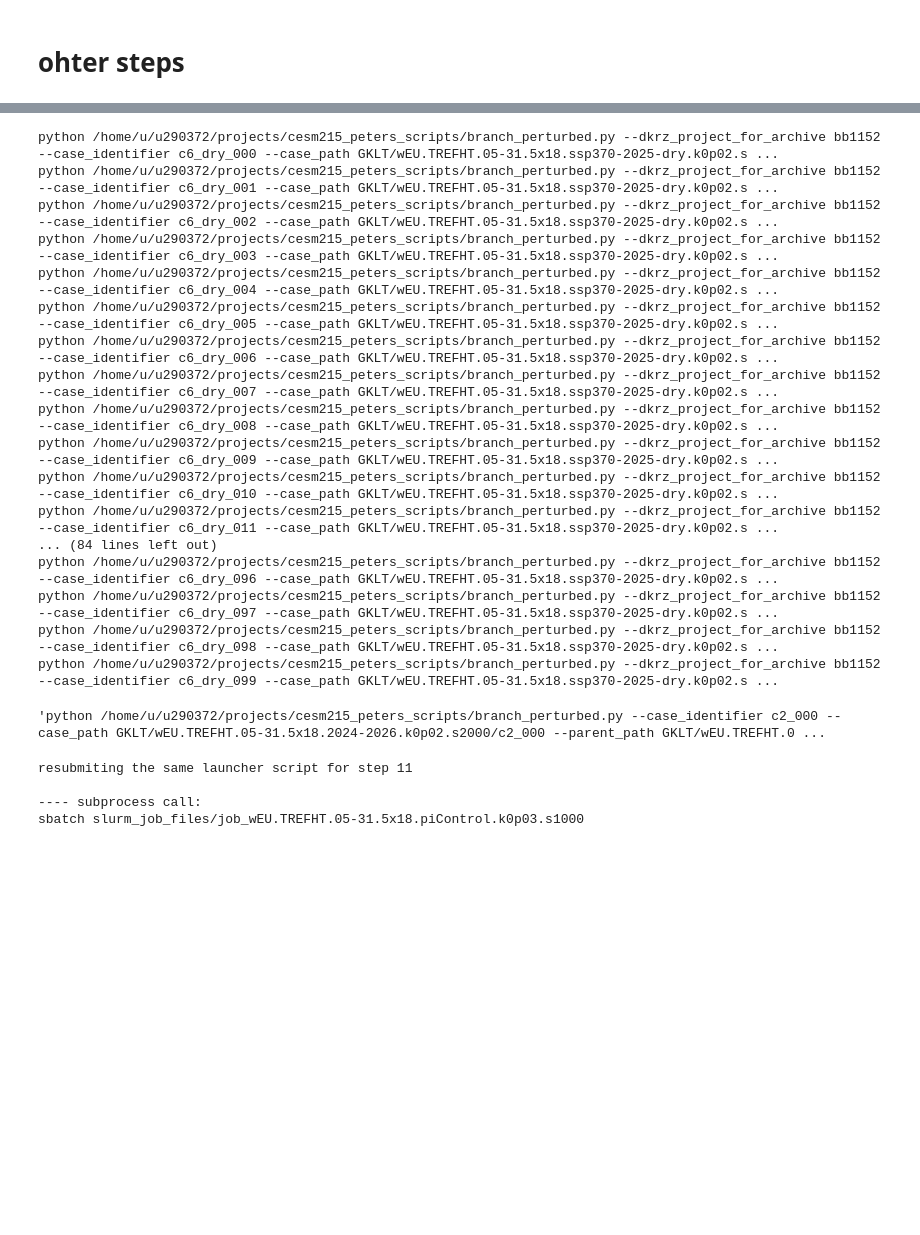
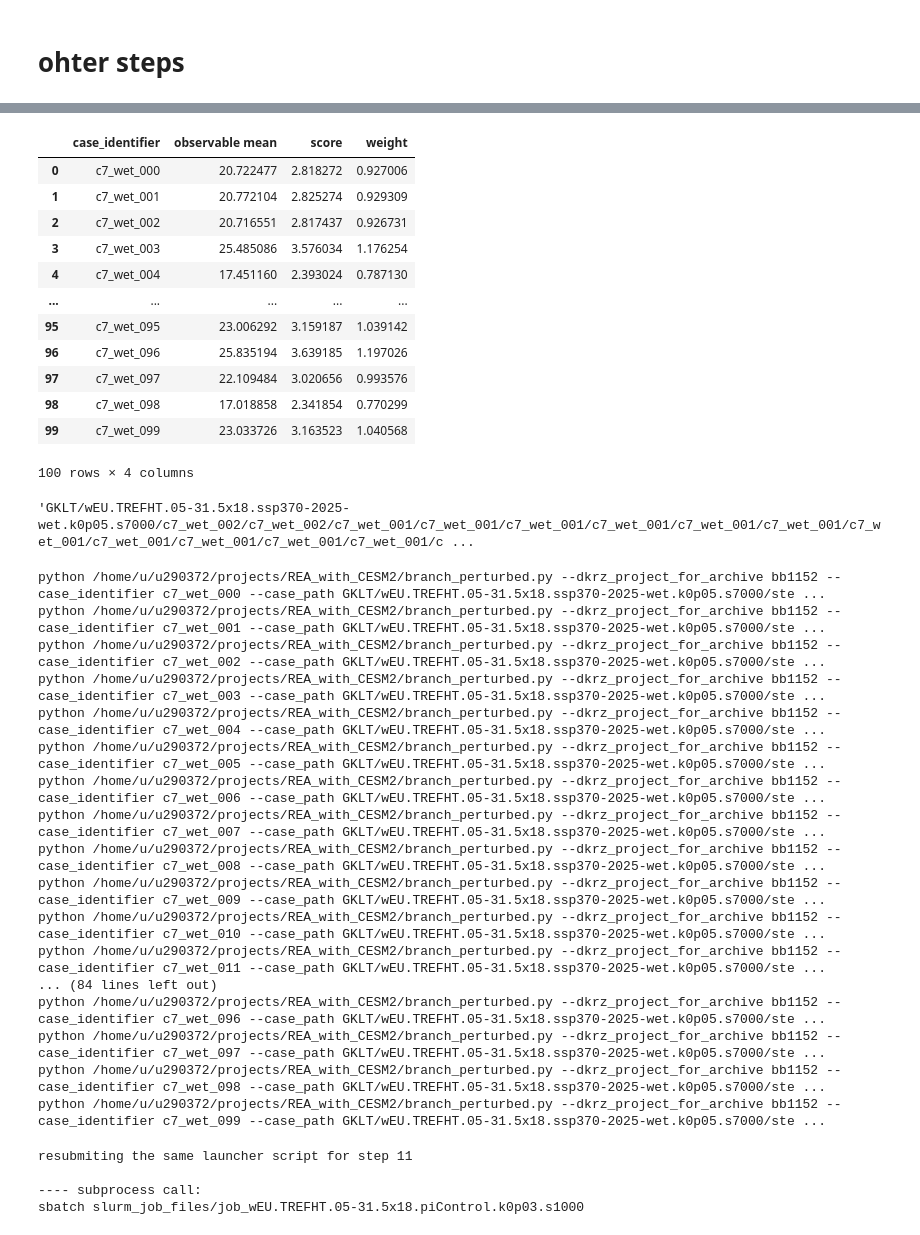
Before and after one commit to peterpeterp/REA_heat_wEU_JJA, a Jupyter notebook: main_development.ipynb, the cells around one changed output, grey strips where cells are left out. Saved outputs shown, nothing was run; the diff lists cells and outputs as text; code cells hidden in the pictures; blank space fills up the shorter version.

```diff
--- a/main_development.ipynb
+++ b/main_development.ipynb
@@ -64,0 +81,18 @@ launcher.generate_launch_command(todos_0.iloc[0])
+# %%
+tab = launcher.evaluate_previous_step(14)
+# %%
+tab.iloc[:]
+# %% [output]
+|  | case_identifier | observable mean | score | weight |
+| 0 | c7_wet_000 | 20.722477 | 2.818272 | 0.927006 |
+| 1 | c7_wet_001 | 20.772104 | 2.825274 | 0.929309 |
+| 2 | c7_wet_002 | 20.716551 | 2.817437 | 0.926731 |
+| 3 | c7_wet_003 | 25.485086 | 3.576034 | 1.176254 |
+| 4 | c7_wet_004 | 17.451160 | 2.393024 | 0.787130 |
+| ... | ... | ... | ... | ... |
+| 95 | c7_wet_095 | 23.006292 | 3.159187 | 1.039142 |
+| 96 | c7_wet_096 | 25.835194 | 3.639185 | 1.197026 |
+| 97 | c7_wet_097 | 22.109484 | 3.020656 | 0.993576 |
+| 98 | c7_wet_098 | 17.018858 | 2.341854 | 0.770299 |
+| 99 | c7_wet_099 | 23.033726 | 3.163523 | 1.040568 |
+100 rows × 4 columns
@@ -64,0 +101,4 @@ launcher.generate_launch_command(todos_0.iloc[0])
+# %%
+todos['case_path'][0]
+# %% [output]
+'GKLT/wEU.TREFHT.05-31.5x18.ssp370-2025-wet.k0p05.s7000/c7_wet_002/c7_wet_002/c7_wet_001/c7_wet_001/c7_wet_001/c7_wet_001/c7_wet_001/c7_wet_001/c7_wet_001/c7_wet_001/c7_wet_001/c7_wet_001/c7_wet_001/c ...
@@ -65,29 +107,24 @@ launcher.generate_launch_command(todos_0.iloc[0])
 # %%
 for i in range(100):
-    print(launcher.generate_launch_command(todos_0.iloc[i]))
+    print(launcher.generate_launch_command(todos.iloc[i]))
 # %% [output]
-python /home/u/u290372/projects/cesm215_peters_scripts/branch_perturbed.py --dkrz_project_for_archive bb1152 --case_identifier c6_dry_000 --case_path GKLT/wEU.TREFHT.05-31.5x18.ssp370-2025-dry.k0p02.s ...
-python /home/u/u290372/projects/cesm215_peters_scripts/branch_perturbed.py --dkrz_project_for_archive bb1152 --case_identifier c6_dry_001 --case_path GKLT/wEU.TREFHT.05-31.5x18.ssp370-2025-dry.k0p02.s ...
-python /home/u/u290372/projects/cesm215_peters_scripts/branch_perturbed.py --dkrz_project_for_archive bb1152 --case_identifier c6_dry_002 --case_path GKLT/wEU.TREFHT.05-31.5x18.ssp370-2025-dry.k0p02.s ...
-python /home/u/u290372/projects/cesm215_peters_scripts/branch_perturbed.py --dkrz_project_for_archive bb1152 --case_identifier c6_dry_003 --case_path GKLT/wEU.TREFHT.05-31.5x18.ssp370-2025-dry.k0p02.s ...
-python /home/u/u290372/projects/cesm215_peters_scripts/branch_perturbed.py --dkrz_project_for_archive bb1152 --case_identifier c6_dry_004 --case_path GKLT/wEU.TREFHT.05-31.5x18.ssp370-2025-dry.k0p02.s ...
-python /home/u/u290372/projects/cesm215_peters_scripts/branch_perturbed.py --dkrz_project_for_archive bb1152 --case_identifier c6_dry_005 --case_path GKLT/wEU.TREFHT.05-31.5x18.ssp370-2025-dry.k0p02.s ...
-python /home/u/u290372/projects/cesm215_peters_scripts/branch_perturbed.py --dkrz_project_for_archive bb1152 --case_identifier c6_dry_006 --case_path GKLT/wEU.TREFHT.05-31.5x18.ssp370-2025-dry.k0p02.s ...
-python /home/u/u290372/projects/cesm215_peters_scripts/branch_perturbed.py --dkrz_project_for_archive bb1152 --case_identifier c6_dry_007 --case_path GKLT/wEU.TREFHT.05-31.5x18.ssp370-2025-dry.k0p02.s ...
-python /home/u/u290372/projects/cesm215_peters_scripts/branch_perturbed.py --dkrz_project_for_archive bb1152 --case_identifier c6_dry_008 --case_path GKLT/wEU.TREFHT.05-31.5x18.ssp370-2025-dry.k0p02.s ...
-python /home/u/u290372/projects/cesm215_peters_scripts/branch_perturbed.py --dkrz_project_for_archive bb1152 --case_identifier c6_dry_009 --case_path GKLT/wEU.TREFHT.05-31.5x18.ssp370-2025-dry.k0p02.s ...
-python /home/u/u290372/projects/cesm215_peters_scripts/branch_perturbed.py --dkrz_project_for_archive bb1152 --case_identifier c6_dry_010 --case_path GKLT/wEU.TREFHT.05-31.5x18.ssp370-2025-dry.k0p02.s ...
-python /home/u/u290372/projects/cesm215_peters_scripts/branch_perturbed.py --dkrz_project_for_archive bb1152 --case_identifier c6_dry_011 --case_path GKLT/wEU.TREFHT.05-31.5x18.ssp370-2025-dry.k0p02.s ...
+python /home/u/u290372/projects/REA_with_CESM2/branch_perturbed.py --dkrz_project_for_archive bb1152 --case_identifier c7_wet_000 --case_path GKLT/wEU.TREFHT.05-31.5x18.ssp370-2025-wet.k0p05.s7000/ste ...
+python /home/u/u290372/projects/REA_with_CESM2/branch_perturbed.py --dkrz_project_for_archive bb1152 --case_identifier c7_wet_001 --case_path GKLT/wEU.TREFHT.05-31.5x18.ssp370-2025-wet.k0p05.s7000/ste ...
+python /home/u/u290372/projects/REA_with_CESM2/branch_perturbed.py --dkrz_project_for_archive bb1152 --case_identifier c7_wet_002 --case_path GKLT/wEU.TREFHT.05-31.5x18.ssp370-2025-wet.k0p05.s7000/ste ...
+python /home/u/u290372/projects/REA_with_CESM2/branch_perturbed.py --dkrz_project_for_archive bb1152 --case_identifier c7_wet_003 --case_path GKLT/wEU.TREFHT.05-31.5x18.ssp370-2025-wet.k0p05.s7000/ste ...
+python /home/u/u290372/projects/REA_with_CESM2/branch_perturbed.py --dkrz_project_for_archive bb1152 --case_identifier c7_wet_004 --case_path GKLT/wEU.TREFHT.05-31.5x18.ssp370-2025-wet.k0p05.s7000/ste ...
+python /home/u/u290372/projects/REA_with_CESM2/branch_perturbed.py --dkrz_project_for_archive bb1152 --case_identifier c7_wet_005 --case_path GKLT/wEU.TREFHT.05-31.5x18.ssp370-2025-wet.k0p05.s7000/ste ...
+python /home/u/u290372/projects/REA_with_CESM2/branch_perturbed.py --dkrz_project_for_archive bb1152 --case_identifier c7_wet_006 --case_path GKLT/wEU.TREFHT.05-31.5x18.ssp370-2025-wet.k0p05.s7000/ste ...
+python /home/u/u290372/projects/REA_with_CESM2/branch_perturbed.py --dkrz_project_for_archive bb1152 --case_identifier c7_wet_007 --case_path GKLT/wEU.TREFHT.05-31.5x18.ssp370-2025-wet.k0p05.s7000/ste ...
+python /home/u/u290372/projects/REA_with_CESM2/branch_perturbed.py --dkrz_project_for_archive bb1152 --case_identifier c7_wet_008 --case_path GKLT/wEU.TREFHT.05-31.5x18.ssp370-2025-wet.k0p05.s7000/ste ...
+python /home/u/u290372/projects/REA_with_CESM2/branch_perturbed.py --dkrz_project_for_archive bb1152 --case_identifier c7_wet_009 --case_path GKLT/wEU.TREFHT.05-31.5x18.ssp370-2025-wet.k0p05.s7000/ste ...
+python /home/u/u290372/projects/REA_with_CESM2/branch_perturbed.py --dkrz_project_for_archive bb1152 --case_identifier c7_wet_010 --case_path GKLT/wEU.TREFHT.05-31.5x18.ssp370-2025-wet.k0p05.s7000/ste ...
+python /home/u/u290372/projects/REA_with_CESM2/branch_perturbed.py --dkrz_project_for_archive bb1152 --case_identifier c7_wet_011 --case_path GKLT/wEU.TREFHT.05-31.5x18.ssp370-2025-wet.k0p05.s7000/ste ...
 ... (84 lines left out)
-python /home/u/u290372/projects/cesm215_peters_scripts/branch_perturbed.py --dkrz_project_for_archive bb1152 --case_identifier c6_dry_096 --case_path GKLT/wEU.TREFHT.05-31.5x18.ssp370-2025-dry.k0p02.s ...
-python /home/u/u290372/projects/cesm215_peters_scripts/branch_perturbed.py --dkrz_project_for_archive bb1152 --case_identifier c6_dry_097 --case_path GKLT/wEU.TREFHT.05-31.5x18.ssp370-2025-dry.k0p02.s ...
-python /home/u/u290372/projects/cesm215_peters_scripts/branch_perturbed.py --dkrz_project_for_archive bb1152 --case_identifier c6_dry_098 --case_path GKLT/wEU.TREFHT.05-31.5x18.ssp370-2025-dry.k0p02.s ...
-python /home/u/u290372/projects/cesm215_peters_scripts/branch_perturbed.py --dkrz_project_for_archive bb1152 --case_identifier c6_dry_099 --case_path GKLT/wEU.TREFHT.05-31.5x18.ssp370-2025-dry.k0p02.s ...
+python /home/u/u290372/projects/REA_with_CESM2/branch_perturbed.py --dkrz_project_for_archive bb1152 --case_identifier c7_wet_096 --case_path GKLT/wEU.TREFHT.05-31.5x18.ssp370-2025-wet.k0p05.s7000/ste ...
+python /home/u/u290372/projects/REA_with_CESM2/branch_perturbed.py --dkrz_project_for_archive bb1152 --case_identifier c7_wet_097 --case_path GKLT/wEU.TREFHT.05-31.5x18.ssp370-2025-wet.k0p05.s7000/ste ...
+python /home/u/u290372/projects/REA_with_CESM2/branch_perturbed.py --dkrz_project_for_archive bb1152 --case_identifier c7_wet_098 --case_path GKLT/wEU.TREFHT.05-31.5x18.ssp370-2025-wet.k0p05.s7000/ste ...
+python /home/u/u290372/projects/REA_with_CESM2/branch_perturbed.py --dkrz_project_for_archive bb1152 --case_identifier c7_wet_099 --case_path GKLT/wEU.TREFHT.05-31.5x18.ssp370-2025-wet.k0p05.s7000/ste ...
-# %%
-todos_0 = launcher.prepare_todos_for_step_X(1)
-launcher.generate_launch_command(todos_0.iloc[0])
-# %% [output]
-'python /home/u/u290372/projects/cesm215_peters_scripts/branch_perturbed.py --case_identifier c2_000 --case_path GKLT/wEU.TREFHT.05-31.5x18.2024-2026.k0p02.s2000/c2_000 --parent_path GKLT/wEU.TREFHT.0 ...
 # %%
 launcher.resubmit_after_completion_of_previous_runs(11)
 # %% [output]
```
Also changed, not shown: parts of 8 cells of this notebook, 10 other files.
